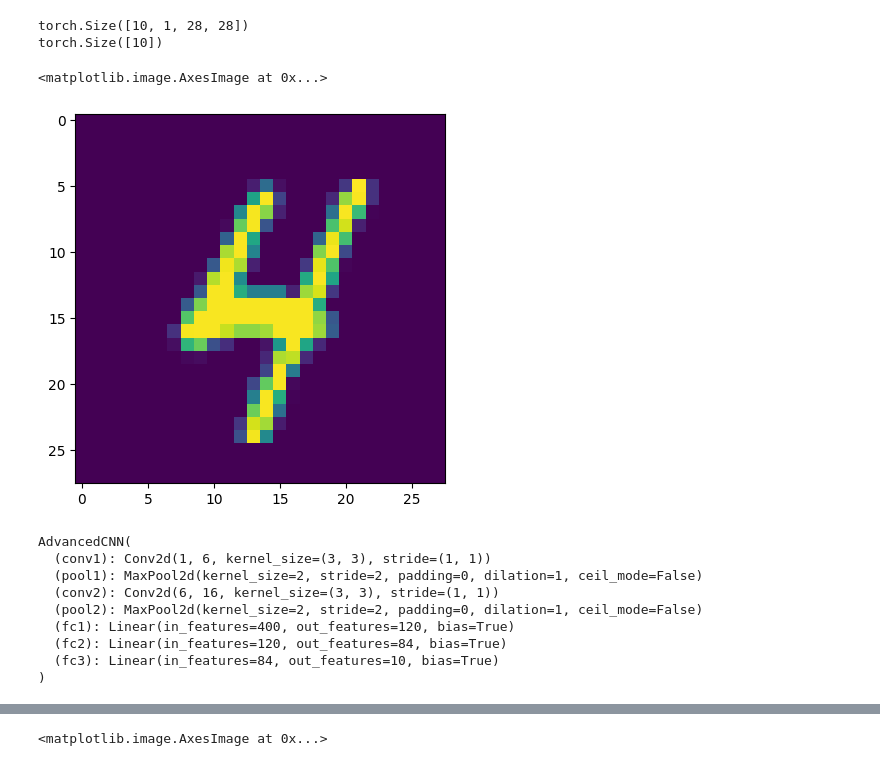
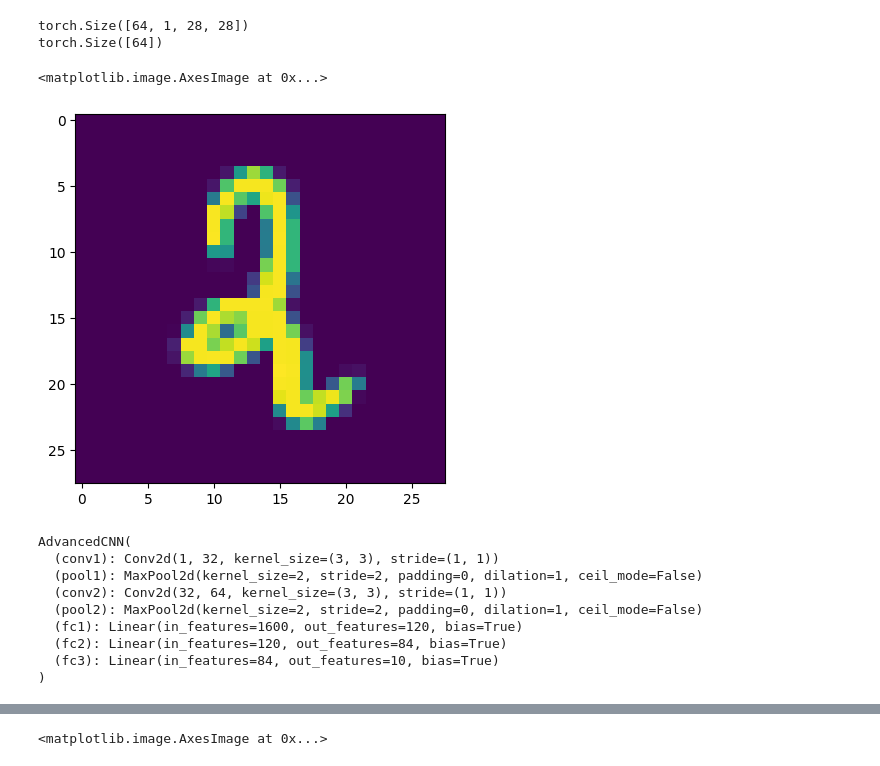
Before and after one commit to olehsamoilenko/image-classification-mnist-olehsamoilenko, a Jupyter notebook: mnist_cnn.ipynb, the cells around one changed output, grey strips where cells are left out. Saved outputs shown, nothing was run; the diff lists cells and outputs as text; code cells hidden in the pictures.

Commit message:
mnist v.2: data split, heavier conv layer

```diff
--- a/mnist_cnn.ipynb
+++ b/mnist_cnn.ipynb
@@ -26,42 +29,55 @@ torch.Size([42000])
 # %%
 class CustomDataset(Dataset):
-    def __init__(self, X, y):
-        self.X = X
-        self.y = y
+    def __init__(self, dataframe, test=False):
+        self.test = test
+        if not self.test:
+            self.y = dataframe['label']
+            self.y = torch.tensor(self.y.values)
+            self.X = dataframe.drop('label', axis=1)
+        else:
+            self.X = dataframe
+
+        self.X = self.X.astype('float32') / 255.0 # normalize
+        self.X = torch.tensor(self.X.values, dtype=torch.float32)
+        self.X = self.X.reshape(-1, 1, 28, 28)
 
     def __len__(self):
         return len(self.X)
 
     def __getitem__(self, idx):
-        return self.X[idx], self.y[idx]
+        if self.test:
+            return self.X[idx], -1
+        else:
+            return self.X[idx], self.y[idx]
 
-train_dataset = CustomDataset(X[:38000], y[:38000])
-test_dataset  = CustomDataset(X[38000:], y[38000:])
-train_loader = DataLoader(train_dataset, batch_size=10, shuffle=True) # TODO: try bigger batch
-test_loader  = DataLoader(test_dataset,  batch_size=10, shuffle=False)
+train_df, test_df = train_test_split(df, test_size=0.2, stratify=df['label'])
+train_dataset = CustomDataset(train_df)
+test_dataset  = CustomDataset(test_df)
+train_loader = DataLoader(train_dataset, batch_size=64, shuffle=True)
+test_loader  = DataLoader(test_dataset,  batch_size=64, shuffle=False)
 
 # Test how it works :)
 for X_train, y_train in train_loader:
     break
 print(X_train.shape)
 print(y_train.shape)
 plt.imshow(X_train[0][0])
 # %% [output]
-torch.Size([10, 1, 28, 28])
-torch.Size([10])
+torch.Size([64, 1, 28, 28])
+torch.Size([64])
 <matplotlib.image.AxesImage at 0x...>
-[figure, old version]
+[figure, new version]
 # %%
 class AdvancedCNN(nn.Module):
     def __init__(self):
         super(AdvancedCNN, self).__init__()
         # in: 28x28
-        self.conv1 = nn.Conv2d(in_channels=1, out_channels=6, kernel_size=3) # out: 6*26*26
-        self.pool1 = nn.MaxPool2d(kernel_size=2, stride=2, padding=0) # out: 6*13*13
-        self.conv2 = nn.Conv2d(in_channels=6, out_channels=16, kernel_size=3) # out: 16*11*11
-        self.pool2 = nn.MaxPool2d(kernel_size=2, stride=2, padding=0) # out: 16*5*5
+        self.conv1 = nn.Conv2d(in_channels=1, out_channels=32, kernel_size=3) # out: 32*26*26
+        self.pool1 = nn.MaxPool2d(kernel_size=2, stride=2, padding=0) # out: 32*13*13
+        self.conv2 = nn.Conv2d(in_channels=32, out_channels=64, kernel_size=3) # out: 64*11*11
+        self.pool2 = nn.MaxPool2d(kernel_size=2, stride=2, padding=0) # out: 64*5*5
         # Fully connected
-        self.fc1 = nn.Linear(in_features=16*5*5, out_features=120)
+        self.fc1 = nn.Linear(in_features=64*5*5, out_features=120)
         self.fc2 = nn.Linear(in_features=120, out_features=84)
         self.fc3 = nn.Linear(in_features=84, out_features=10)
 
@@ -70,7 +86,7 @@ class AdvancedCNN(nn.Module):
         x = self.pool1(x)
         x = torch.relu(self.conv2(x))
         x = self.pool2(x)
-        x = x.view(-1, 16*5*5) # -1 means any batch size
+        x = x.view(-1, 64*5*5) # -1 means any batch size
         x = F.relu(self.fc1(x))
         x = F.relu(self.fc2(x))
         x = self.fc3(x)
@@ -82,11 +98,11 @@ optimizer = torch.optim.Adam(model.parameters(), lr=0.001)
 model
 # %% [output]
 AdvancedCNN(
-  (conv1): Conv2d(1, 6, kernel_size=(3, 3), stride=(1, 1))
+  (conv1): Conv2d(1, 32, kernel_size=(3, 3), stride=(1, 1))
   (pool1): MaxPool2d(kernel_size=2, stride=2, padding=0, dilation=1, ceil_mode=False)
-  (conv2): Conv2d(6, 16, kernel_size=(3, 3), stride=(1, 1))
+  (conv2): Conv2d(32, 64, kernel_size=(3, 3), stride=(1, 1))
   (pool2): MaxPool2d(kernel_size=2, stride=2, padding=0, dilation=1, ceil_mode=False)
-  (fc1): Linear(in_features=400, out_features=120, bias=True)
+  (fc1): Linear(in_features=1600, out_features=120, bias=True)
   (fc2): Linear(in_features=120, out_features=84, bias=True)
   (fc3): Linear(in_features=84, out_features=10, bias=True)
 )
```
Also changed, not shown: parts of 9 cells of this notebook, 1 other file.
